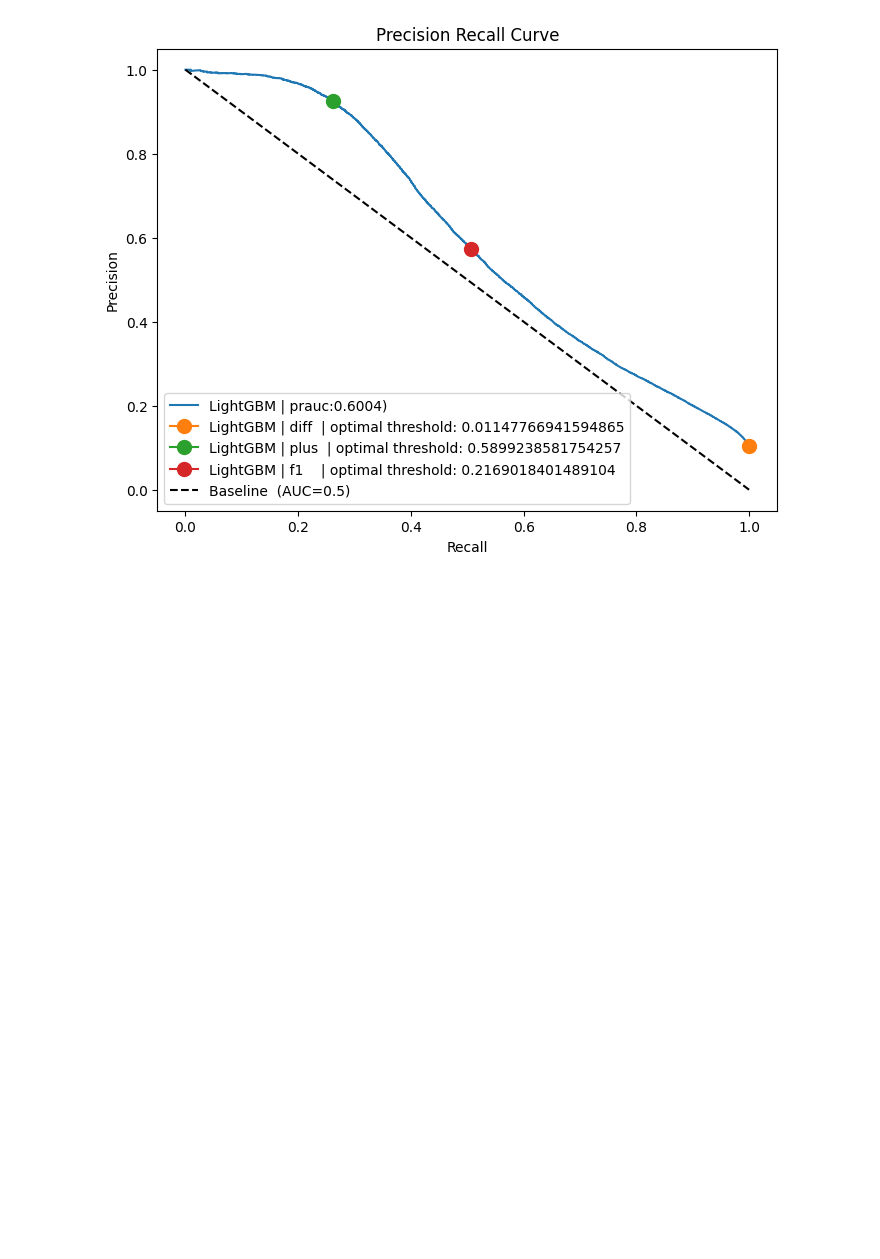
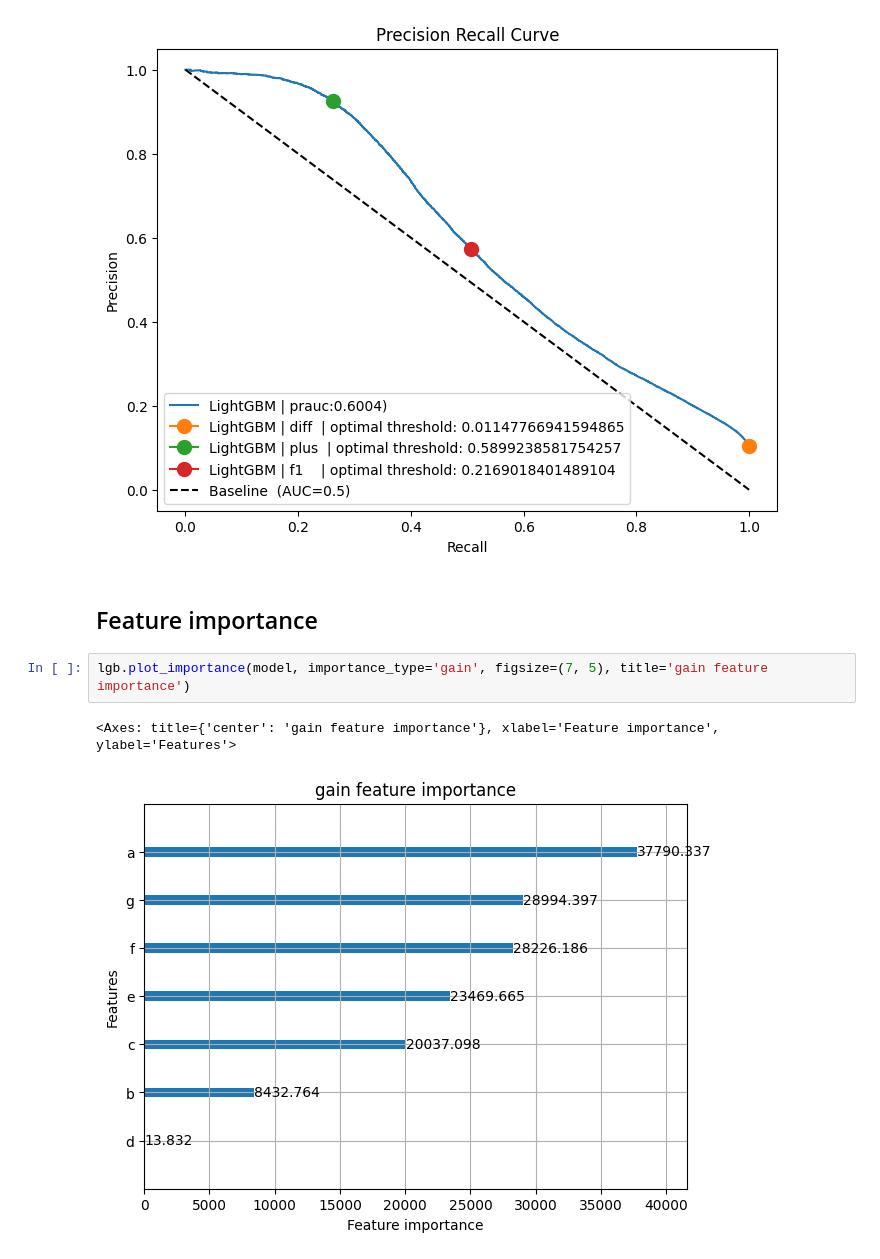
Before and after one commit to AndersonJo/machine-learning, a Jupyter notebook: 302 LightGBM/01 Continuous Learning.ipynb, the cells around one changed output. Saved outputs shown, nothing was run; the diff lists cells and outputs as text; blank space fills up the shorter version.

```diff
--- a/302 LightGBM/01 Continuous Learning.ipynb
+++ b/302 LightGBM/01 Continuous Learning.ipynb
@@ -242,3 +242,10 @@ Recall   : 0.30452174469583027
 F1 Score : 0.45225987358015307
 <matplotlib.legend.Legend at 0x...>
 [figure]
+# %% [markdown]
+## Feature importance
+# %%
+lgb.plot_importance(model, importance_type='gain', figsize=(7, 5), title='gain feature importance')
+# %% [output]
+<Axes: title={'center': 'gain feature importance'}, xlabel='Feature importance', ylabel='Features'>
+[figure, added]
```
Also changed, not shown: parts of 2 cells of this notebook.
